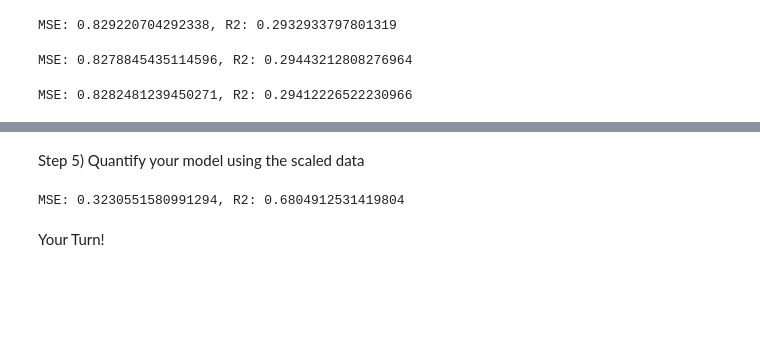
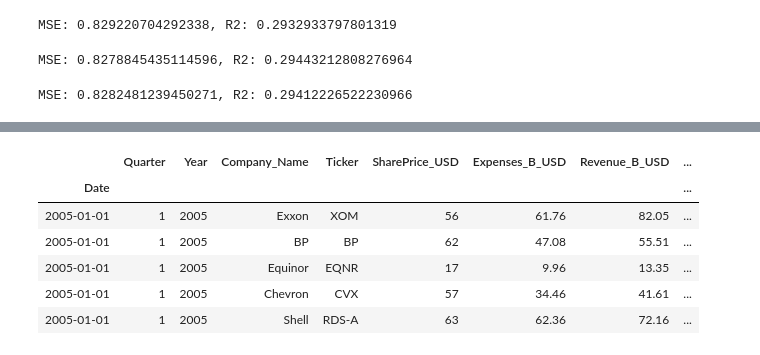
Before and after one commit to kgremillion/Energy_ML, a Jupyter notebook: Code/P3_DropExp.ipynb, the cells around one changed output, grey strips where cells are left out. Saved outputs shown, nothing was run; the diff lists cells and outputs as text; code cells hidden in the pictures; blank space fills up the shorter version.

```diff
--- a/Code/P3_DropExp.ipynb
+++ b/Code/P3_DropExp.ipynb
@@ -418,14 +253,0 @@ plt.show()
-# %% [markdown]
-Step 5) Quantify your model using the scaled data
-# %%
-from sklearn.metrics import mean_squared_error
-
-predictions = model.predict(X_test_scaled)
-MSE = mean_squared_error(y_test_scaled, predictions)
-r2 = model.score(X_test_scaled, y_test_scaled)
-
-print(f"MSE: {MSE}, R2: {r2}")
-# %% [output]
-MSE: 0.3230551580991294, R2: 0.6804912531419804
-# %% [markdown]
-Your Turn!
@@ -431,0 +271,14 @@ Your Turn!
+# %%
+df = pd.read_csv('Resources/P3_Data_Date.csv')
+df.set_index('Date', inplace=True)
+df.index = pd.to_datetime(df.index)
+df.sort_index(inplace=True)
+df.head()
+# %% [output]
+|  | Quarter | Year | Company_Name | Ticker | SharePrice_USD | Expenses_B_USD | Revenue_B_USD | ... |
+| Date |  |  |  |  |  |  |  | ... |
+| 2005-01-01 | 1 | 2005 | Exxon | XOM | 56 | 61.76 | 82.05 | ... |
+| 2005-01-01 | 1 | 2005 | BP | BP | 62 | 47.08 | 55.51 | ... |
+| 2005-01-01 | 1 | 2005 | Equinor | EQNR | 17 | 9.96 | 13.35 | ... |
+| 2005-01-01 | 1 | 2005 | Chevron | CVX | 57 | 34.46 | 41.61 | ... |
+| 2005-01-01 | 1 | 2005 | Shell | RDS-A | 63 | 62.36 | 72.16 | ... |
```
Also changed, not shown: parts of 52 cells of this notebook, 4 other files.
